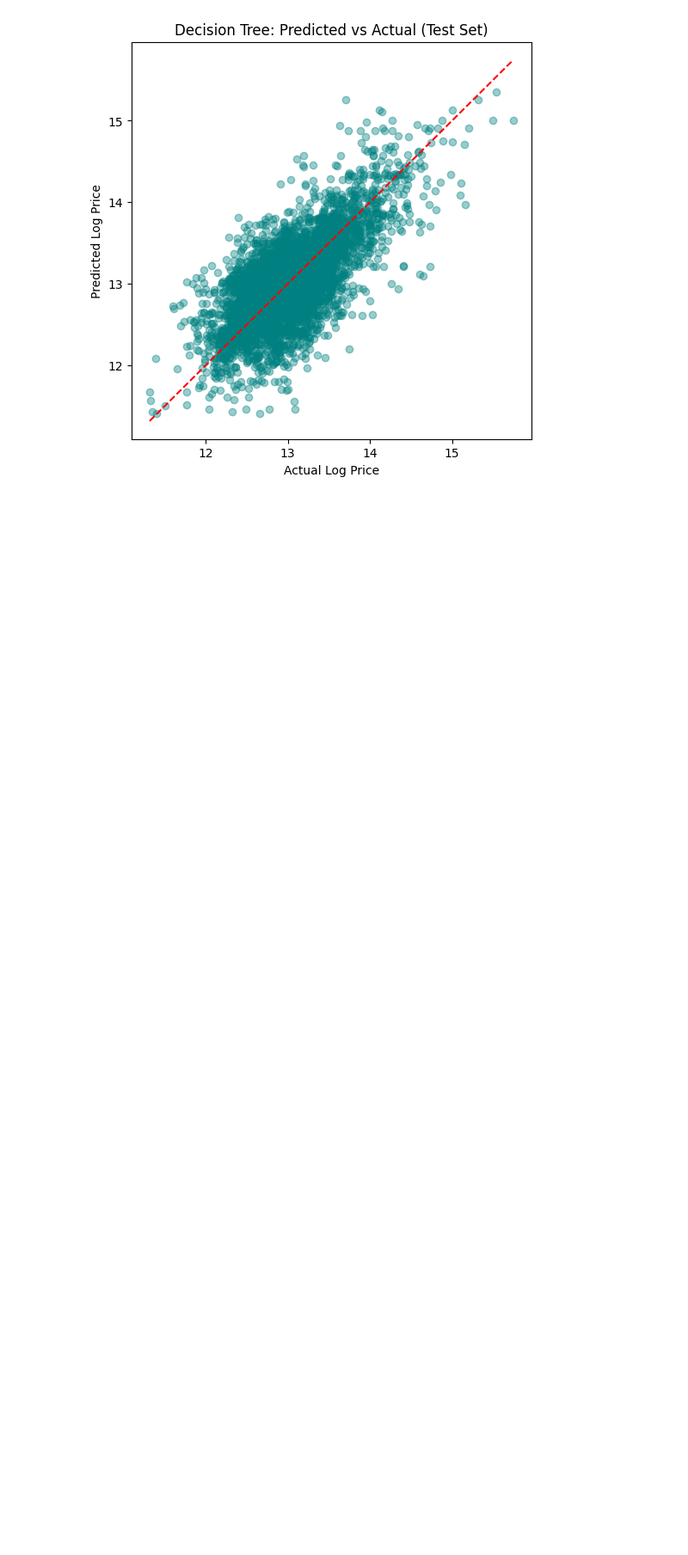
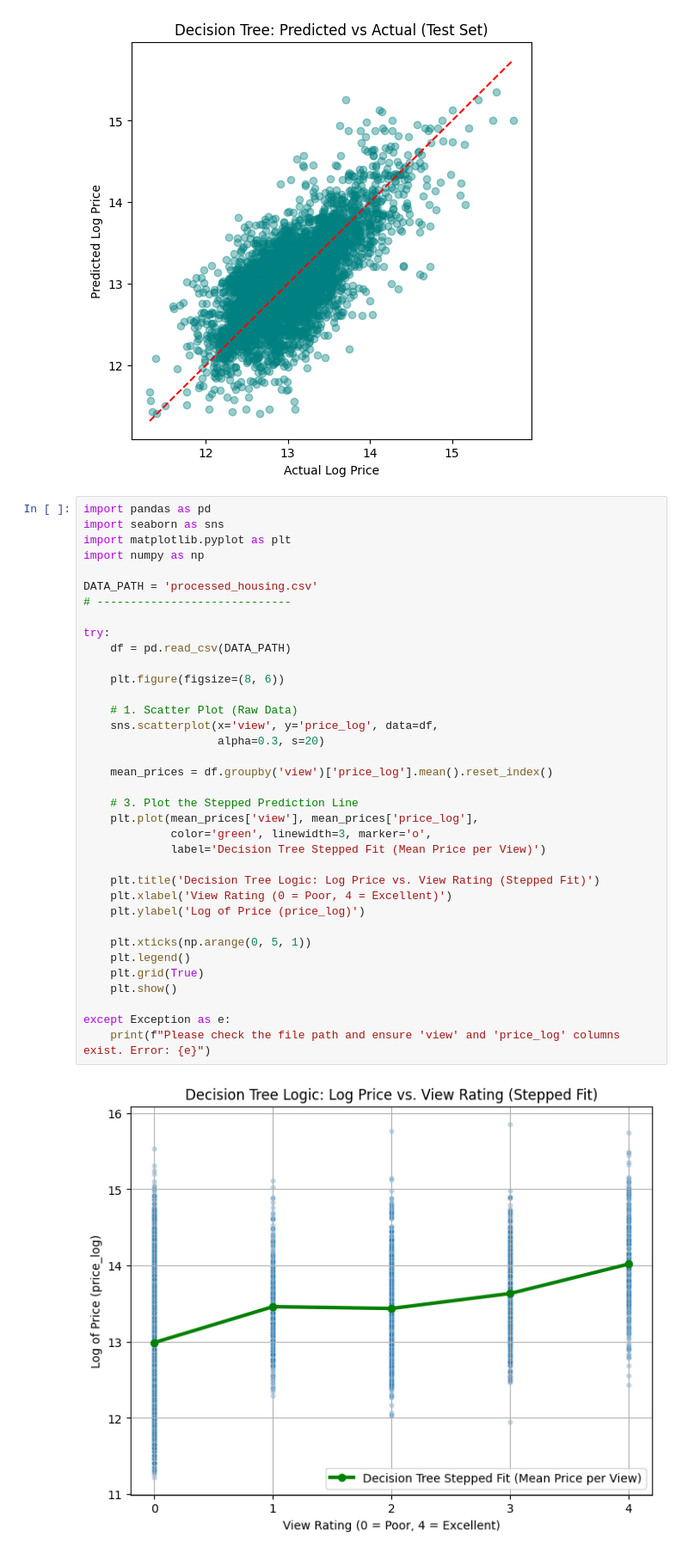
Before and after one commit to natalyyau/predicting-housing-prices, a Jupyter notebook: notebooks/housing_modeling.ipynb, the cells around one changed output. Shown at 86% size. Saved outputs shown, nothing was run; the diff lists cells and outputs as text; blank space fills up the shorter version.

```diff
--- a/notebooks/housing_modeling.ipynb
+++ b/notebooks/housing_modeling.ipynb
@@ -255,6 +304,44 @@ plt.title("Decision Tree: Predicted vs Actual (Test Set)")
 plt.show()
 # %% [output]
 [figure]
+# %%
+import pandas as pd
+import seaborn as sns
+import matplotlib.pyplot as plt
+import numpy as np
+
+DATA_PATH = 'processed_housing.csv'
+# -----------------------------
+
+try:
+    df = pd.read_csv(DATA_PATH)
+
+    plt.figure(figsize=(8, 6))
+
+    # 1. Scatter Plot (Raw Data)
+    sns.scatterplot(x='view', y='price_log', data=df,
+                    alpha=0.3, s=20)
+
+    mean_prices = df.groupby('view')['price_log'].mean().reset_index()
+
+    # 3. Plot the Stepped Prediction Line
+    plt.plot(mean_prices['view'], mean_prices['price_log'],
+             color='green', linewidth=3, marker='o',
+             label='Decision Tree Stepped Fit (Mean Price per View)')
+
+    plt.title('Decision Tree Logic: Log Price vs. View Rating (Stepped Fit)')
+    plt.xlabel('View Rating (0 = Poor, 4 = Excellent)')
+    plt.ylabel('Log of Price (price_log)')
+
+    plt.xticks(np.arange(0, 5, 1))
+    plt.legend()
+    plt.grid(True)
+    plt.show()
+
+except Exception as e:
+    print(f"Please check the file path and ensure 'view' and 'price_log' columns exist. Error: {e}")
+# %% [output]
+[figure, added]
 # %%
 import numpy as np
 import pandas as pd
```
Also changed, not shown: parts of 2 cells of this notebook.
